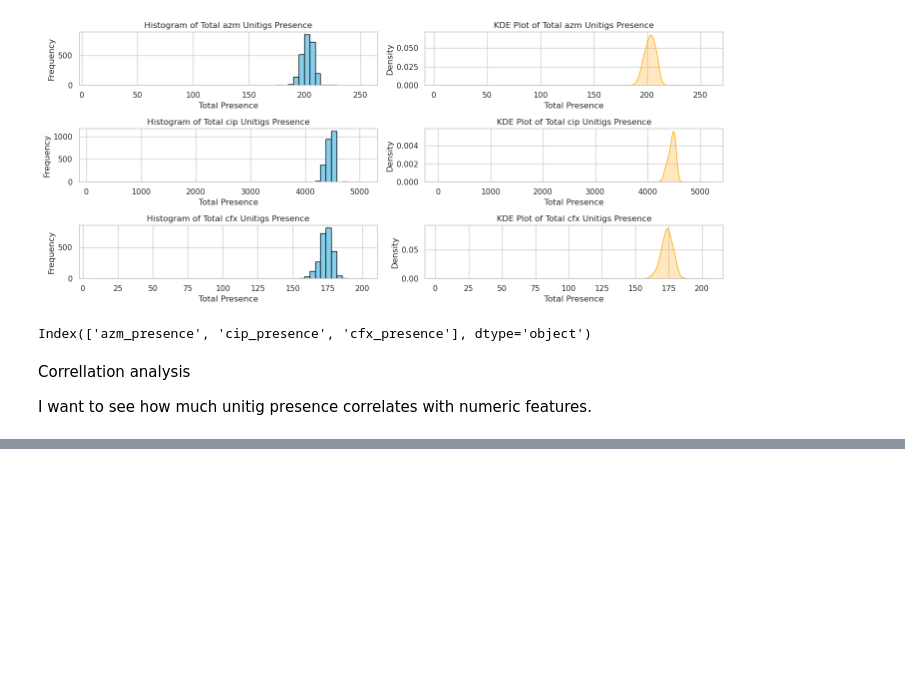
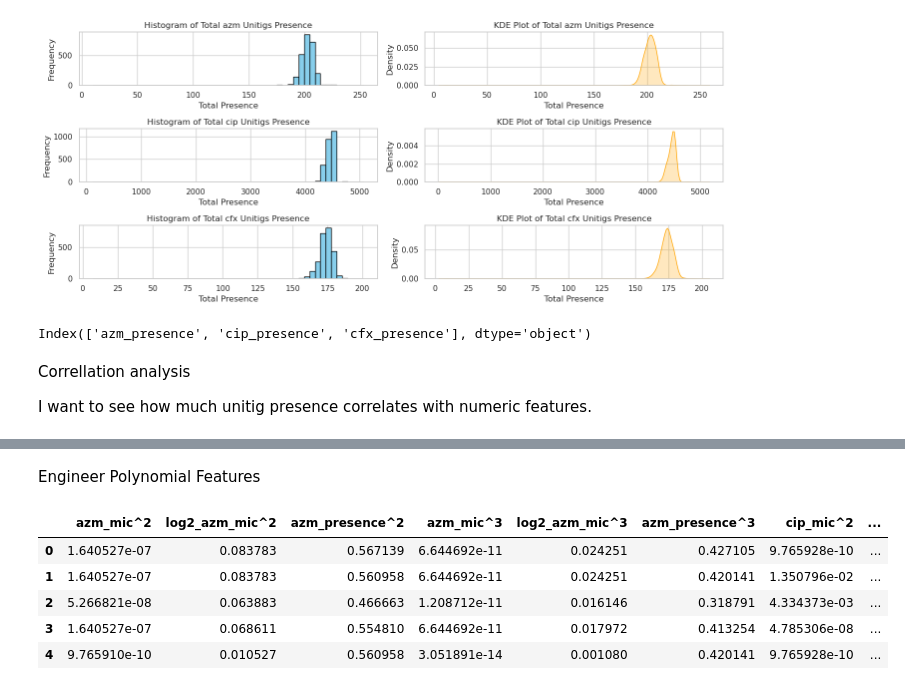
Before and after one commit to VX59/4-587-project-p1, a Jupyter notebook: src/eda.ipynb, the cells around one changed output, grey strips where cells are left out. Cells and saved outputs as stored; diff of their text form; code cells hidden in the pictures; blank space fills up the shorter version.

Commit message:
polynomial feature engineering

```diff
--- a/src/eda.ipynb
+++ b/src/eda.ipynb
@@ -741,0 +742,47 @@ Index(['azm_sr', 'cfx_sr', 'cip_sr', 'azm_presence', 'cip_presence',
+# %% [markdown]
+Engineer Polynomial Features
+# %%
+from sklearn.preprocessing import PolynomialFeatures
+
+mX_azm = train_inputs[['azm_mic','log2_azm_mic']]
+mX_cip = train_inputs[['cip_mic','log2_cip_mic']]
+mX_cfx = train_inputs[['cfx_mic','log2_cfx_mic']]
+
+mX_azm_reset = mX_azm.reset_index(drop=True)
+mX_cip_reset = mX_cip.reset_index(drop=True)
+mX_cfx_reset = mX_cfx.reset_index(drop=True)
+
+
+uX_azm = unitig_features['azm_presence']
+uX_cip = unitig_features['cip_presence']
+uX_cfx = unitig_features['cfx_presence']
+
+uX_azm_reset = uX_azm.reset_index(drop=True)
+uX_cip_reset = uX_cip.reset_index(drop=True)
+uX_cfx_reset = uX_cfx.reset_index(drop=True)
+
+
+X_azm = pd.concat([mX_azm_reset, uX_azm_reset], axis=1)
+X_cip = pd.concat([mX_cip_reset, uX_cip_reset], axis=1)
+X_cfx = pd.concat([mX_cfx_reset, uX_cfx_reset], axis=1)
+
+def create_polynomial_features(df, degree=3):
+    poly_df = pd.DataFrame()
+    for d in range(2, degree + 1):
+        for col in df.columns:
+            poly_df[f"{col}^{d}"] = df[col] ** d
+    return poly_df
+
+X_azm_poly = create_polynomial_features(X_azm)
+X_cip_poly = create_polynomial_features(X_cip)
+X_cfx_poly = create_polynomial_features(X_cfx)
+
+poly_features = pd.concat([X_azm_poly, X_cip_poly, X_cfx_poly], axis=1).astype(float)
+poly_features.head()
+# %% [output]
+|  | azm_mic^2 | log2_azm_mic^2 | azm_presence^2 | azm_mic^3 | log2_azm_mic^3 | azm_presence^3 | cip_mic^2 | ... |
+| 0 | 1.640527e-07 | 0.083783 | 0.567139 | 6.644692e-11 | 0.024251 | 0.427105 | 9.765928e-10 | ... |
+| 1 | 1.640527e-07 | 0.083783 | 0.560958 | 6.644692e-11 | 0.024251 | 0.420141 | 1.350796e-02 | ... |
+| 2 | 5.266821e-08 | 0.063883 | 0.466663 | 1.208712e-11 | 0.016146 | 0.318791 | 4.334373e-03 | ... |
+| 3 | 1.640527e-07 | 0.068611 | 0.554810 | 6.644692e-11 | 0.017972 | 0.413254 | 4.785306e-08 | ... |
+| 4 | 9.765910e-10 | 0.010527 | 0.560958 | 3.051891e-14 | 0.001080 | 0.420141 | 9.765928e-10 | ... |
```
Also changed, not shown: parts of 6 cells of this notebook.
